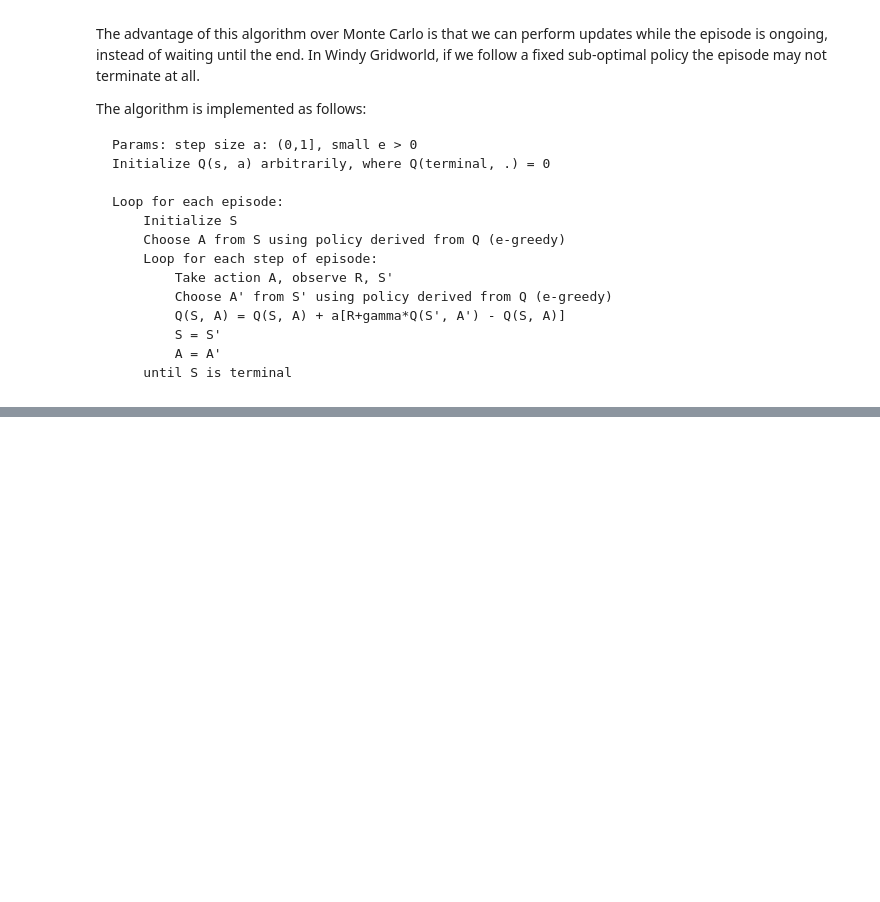
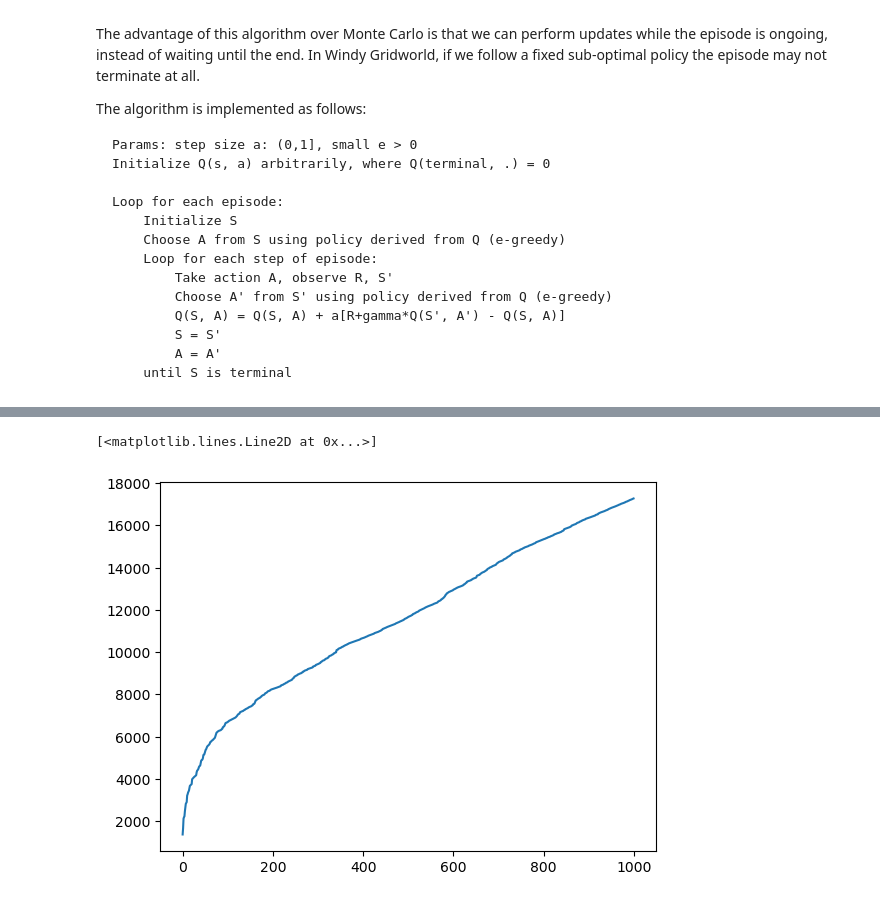
Before and after one commit to shantanu/windy-gridworld, a Jupyter notebook: windy-gridworld.ipynb, the cells around one changed output, grey strips where cells are left out. Cells and saved outputs as stored; diff of their text form; code cells hidden in the pictures; blank space fills up the shorter version.

```diff
--- a/windy-gridworld.ipynb
+++ b/windy-gridworld.ipynb
@@ -195,0 +314,18 @@ SyntaxError: 'return' outside function (1756105649.py, line 5)
+# %%
+grid2 = Grid()
+env2 = Environment(grid2)
+agent2 = SarsaAgent(env2, 9)
+# %%
+logger.setLevel("ERROR")
+
+timesteps2 = []
+while len(timesteps2) < 1000:
+    env2.reset()
+    #agent2._e = 0
+    time, ep = agent2.run_episode()
+    timesteps2.append(time)
+# %%
+plt.plot(timesteps2)
+# %% [output]
+[<matplotlib.lines.Line2D at 0x...>]
+[figure, added]
```
Also changed, not shown: parts of 10 cells of this notebook.
